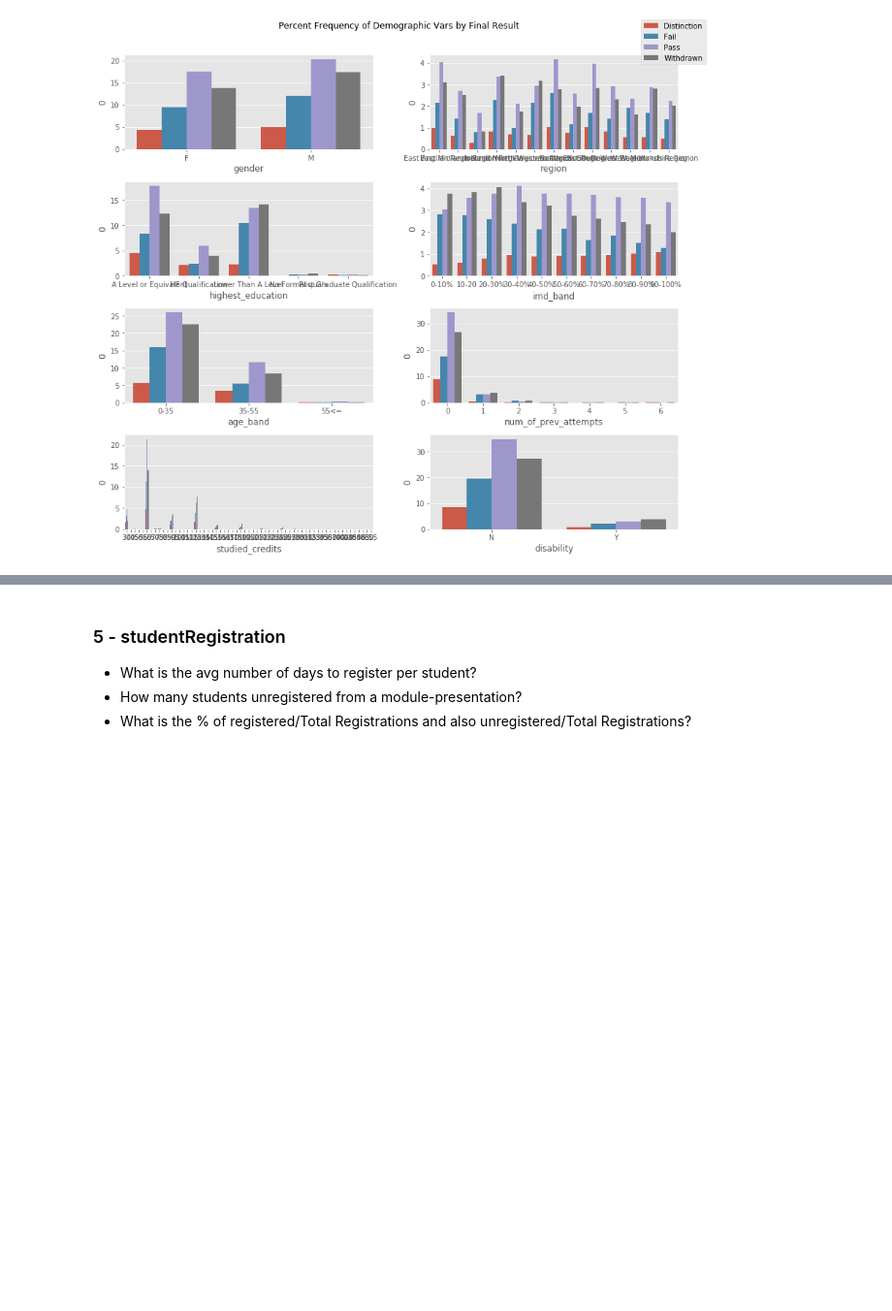
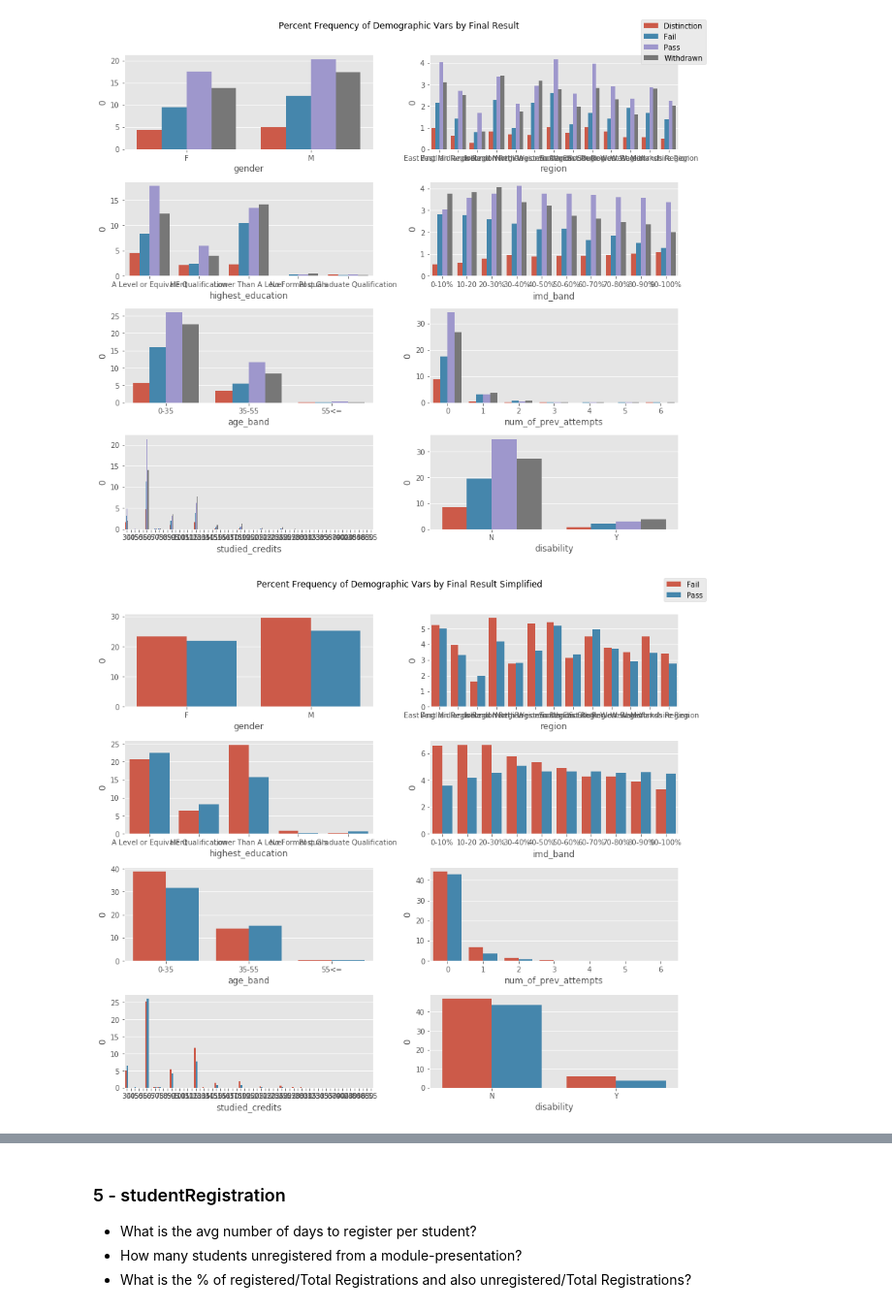
Before and after one commit to jdybuncio/predicting-virtual-learning-outcomes, a Jupyter notebook: Exploration.ipynb, the cells around one changed output, grey strips where cells are left out. Shown at 97% size. Cells and saved outputs as stored; diff of their text form; code cells hidden in the pictures; blank space fills up the shorter version.

```diff
--- a/Exploration.ipynb
+++ b/Exploration.ipynb
@@ -622,5 +692,26 @@ fig.legend(handles, labels, loc='upper right')
 plt.tight_layout();
 # %% [output]
 [figure]
+# %%
+mask = (df_studentInfo.final_result == 'Pass') | (df_studentInfo.final_result == 'Distinction')
+# %%
+df_studentInfo['final_result_edit'] = np.where(mask, 'Pass', 'Fail')
+# %%
+fig, axs = plt.subplots(4,2, figsize = (12,10))
+fig.suptitle('Percent Frequency of Demographic Vars by Final Result Simplified', x = 0.5, y = 1.05)
+
+for i, ax in enumerate(axs.flatten()):
+    x = pd.crosstab(index=df_studentInfo[cols[i]], columns=df_studentInfo['final_result_edit']).stack()/len(df_studentInfo)*100
+    x = x.reset_index()
+    sns.barplot(x=x[cols[i]], y=x[0], hue=x.final_result_edit, ax = ax)
+    ax.get_legend().remove()
+
+handles, labels = ax.get_legend_handles_labels()
+
+fig.legend(handles, labels, loc='upper right')
+
+plt.tight_layout();
+# %% [output]
+[figure, added]
 # %%
 for i in range(len(cols)):
```
Also changed, not shown: parts of 32 cells of this notebook.
